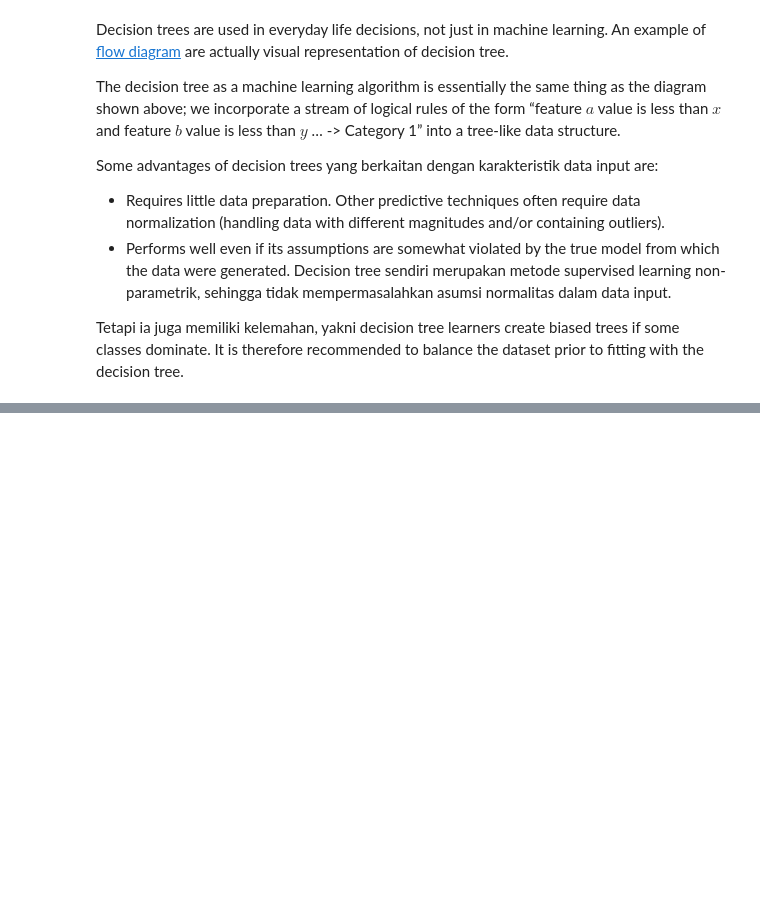
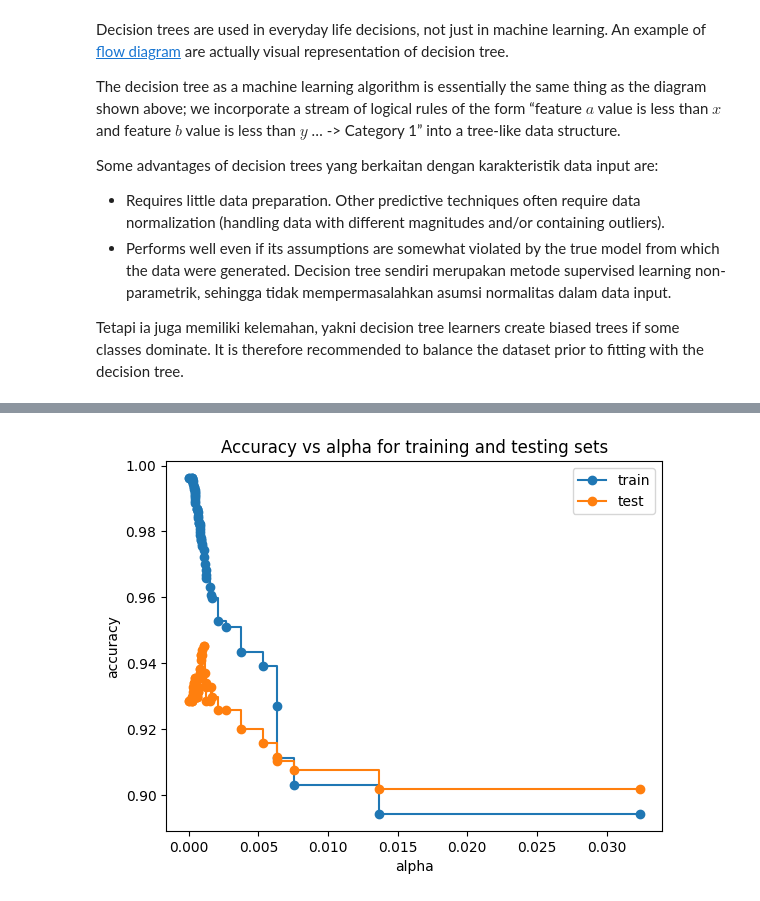
Before and after one commit to garudapaksi-yusuf/Iranian_Telecom_Churn, a Jupyter notebook: notebook/notebook.ipynb, the cells around one changed output, grey strips where cells are left out. Drawn from its saved outputs; the diff is of its cells as text; code cells hidden in the pictures; blank space fills up the shorter version.

```diff
--- a/notebook/notebook.ipynb
+++ b/notebook/notebook.ipynb
@@ -1495,0 +1519,24 @@ Pipeline(steps=[('preprocessor', CustomPreprocessor()),
+# %%
+clfs = []
+for ccp_alpha in ccp_alphas[2:-1]:
+    clf = tree.DecisionTreeClassifier(random_state=arbitrary_random_state, ccp_alpha=ccp_alpha)
+    clf_pipeline = Pipeline(
+        steps=[("preprocessor", custom_preprocessor),
+               ("classifier", clf)]
+    )
+    clf_pipeline.fit(X_train, y_train)
+    clfs.append(clf_pipeline)
+# %%
+train_scores = [clf.score(X_train, y_train) for clf in clfs]
+test_scores = [clf.score(X_test, y_test) for clf in clfs]
+
+fig, ax = plt.subplots()
+ax.set_xlabel("alpha")
+ax.set_ylabel("accuracy")
+ax.set_title("Accuracy vs alpha for training and testing sets")
+ax.plot(ccp_alphas[2:-1], train_scores, marker="o", label="train", drawstyle="steps-post")
+ax.plot(ccp_alphas[2:-1], test_scores, marker="o", label="test", drawstyle="steps-post")
+ax.legend()
+plt.show()
+# %% [output]
+[figure, added]
```
Also changed, not shown: parts of 19 cells of this notebook.
